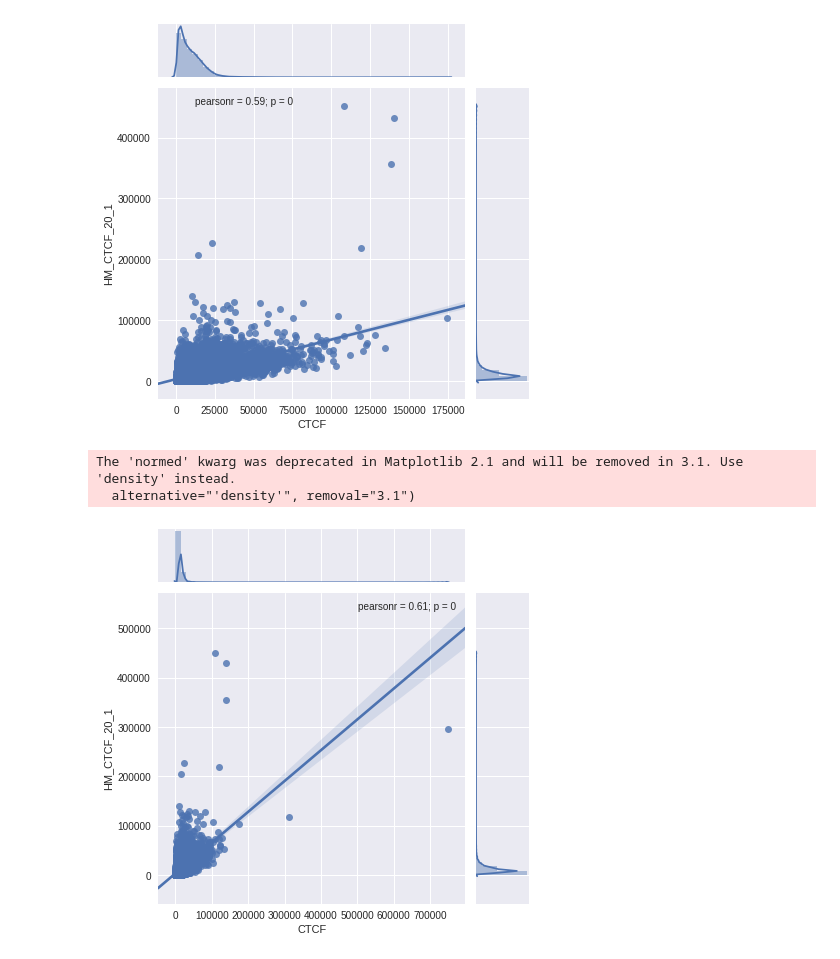
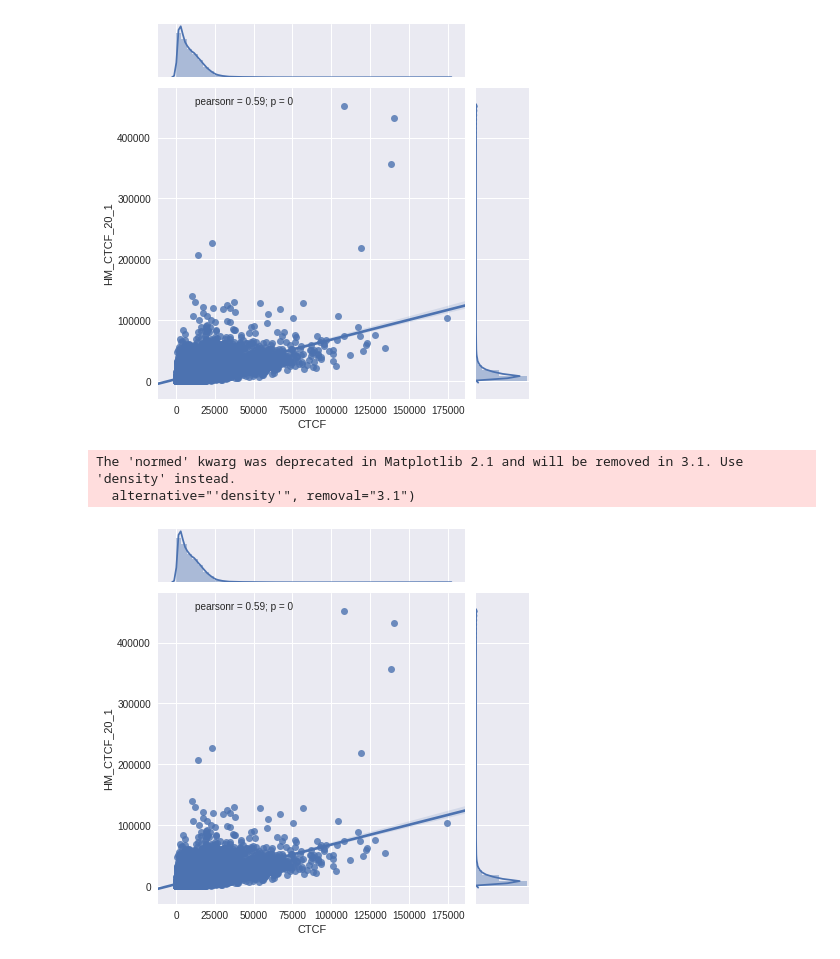
Before and after one commit to sidwekhande/spike-in, a Jupyter notebook: Data_Analysis_of_a_ChIP_seq_spike_in_reference.ipynb, the cells around one changed output. Cells and saved outputs as stored; diff of their text form; code cells hidden in the pictures.

```diff
--- a/Data_Analysis_of_a_ChIP_seq_spike_in_reference.ipynb
+++ b/Data_Analysis_of_a_ChIP_seq_spike_in_reference.ipynb
@@ -113,24 +113,21 @@ HM_CTCF_1_1_rc.head()
 # %%
 # Get sum of CTCF read counts in from each exp.
-'''sum_df = pd.DataFrame({
-    'CTCF':sum(ctcf_rc["ReadCounts"]),
-    'HM_CTCF_1_1':sum(HM_CTCF_1_1_rc["ReadCounts"]),
-    'HM_CTCF_5_1':sum(HM_CTCF_5_1_rc["ReadCounts"]),
-    'HM_CTCF_10_1':sum(HM_CTCF_10_1_rc["ReadCounts"]),
-    'HM_CTCF_20_1':sum(HM_CTCF_20_1_rc["ReadCounts"])},
-    index=[0]
 
-)'''
 sum_df = pd.DataFrame()
 #sum_df.head()
 sum_df["CTCF"] = ctcf_rc["ReadCounts"]
-sum_df["HM_CTCF_1_1"] = HM_CTCF_1_1_rc["ReadCounts"]
-sum_df["HM_CTCF_5_1"] = HM_CTCF_5_1_rc["ReadCounts"]
-sum_df["HM_CTCF_10_1"] = HM_CTCF_10_1_rc["ReadCounts"]
-sum_df["HM_CTCF_20_1"] = HM_CTCF_20_1_rc["ReadCounts"]
+sum_df["HM_CTCF_1_1"] = HM_CTCF_1_1_rc["ReadCounts"].replace(0, np.nan)
+sum_df["HM_CTCF_5_1"] = HM_CTCF_5_1_rc["ReadCounts"].replace(0, np.nan)
+sum_df["HM_CTCF_10_1"] = HM_CTCF_10_1_rc["ReadCounts"].replace(0, np.nan)
+sum_df["HM_CTCF_20_1"] = HM_CTCF_20_1_rc["ReadCounts"].replace(0, np.nan)
+sum_df["HM"] = HM_rc["ReadCounts"]
 #r = sum(HM_CTCF_1_1_rc["ReadCounts"])
 #print (r)
-sum_df = sum_df[(sum_df != 0).all(1)]
+
+#df['Charge_Per_Line'] = df['Charge_Per_Line'].replace('-', np.nan)
+#df = df.dropna(axis=0, subset=['Charge_Per_Line'])
+sum_df = sum_df[(sum_df != np.nan).all(1)]
 sum_df = sum_df[(sum_df < 250000).all(1)]
-sum_df.shape
+#sum_df.shape
+sum(sum_df["CTCF"])
 # %% [output]
@@ -213,23 +225,23 @@ The 'normed' kwarg was deprecated in Matplotlib 2.1 and will be removed in 3.1.
 <seaborn.axisgrid.JointGrid at 0x...>
 [figure]
 # %%
-#Persan Correlation decreases consistently - very interesting. Try to remove outliers and see what happens.
+#Pearson Correlation decreases consistently - very interesting. Try to remove outliers and see what happens.
 df1 = pd.DataFrame()
 df2 = pd.DataFrame()
-df1 = sum_df[sum_df["HM_CTCF_20_1"]!=0]
-df1 = df1[df1["HM_CTCF_20_1"] < 2000000]
+#df1 = sum_df[sum_df["HM_CTCF_20_1"]!=0]
+#df1 = df1[df1["HM_CTCF_20_1"] < 2000000]
 #print(df1.shape)
 #print(sum_df.shape)
-grid5 = sns.jointplot(x = df1["CTCF"], y = df1["HM_CTCF_20_1"],kind ="reg")
+grid5 = sns.jointplot(x = sum_df["CTCF"], y = sum_df["HM_CTCF_20_1"],kind ="reg",ax=1)
 
 #Removed outliers - zeroes and anything >250000 counts
 #Pearson increases.. but not much. Why?? Could be answer - antibody efficiency
 
 #Next steps would be creating O/E table of CTCF reads
 # %% [output]
 The 'normed' kwarg was deprecated in Matplotlib 2.1 and will be removed in 3.1. Use 'density' instead.
   alternative="'density'", removal="3.1")
-[figure, old version]
+[figure, new version]
 # %%
 #Could look at ratios of HM to see if they are constant (would not work, as ratios are different)
 
```
Also changed, not shown: parts of 12 cells of this notebook.
